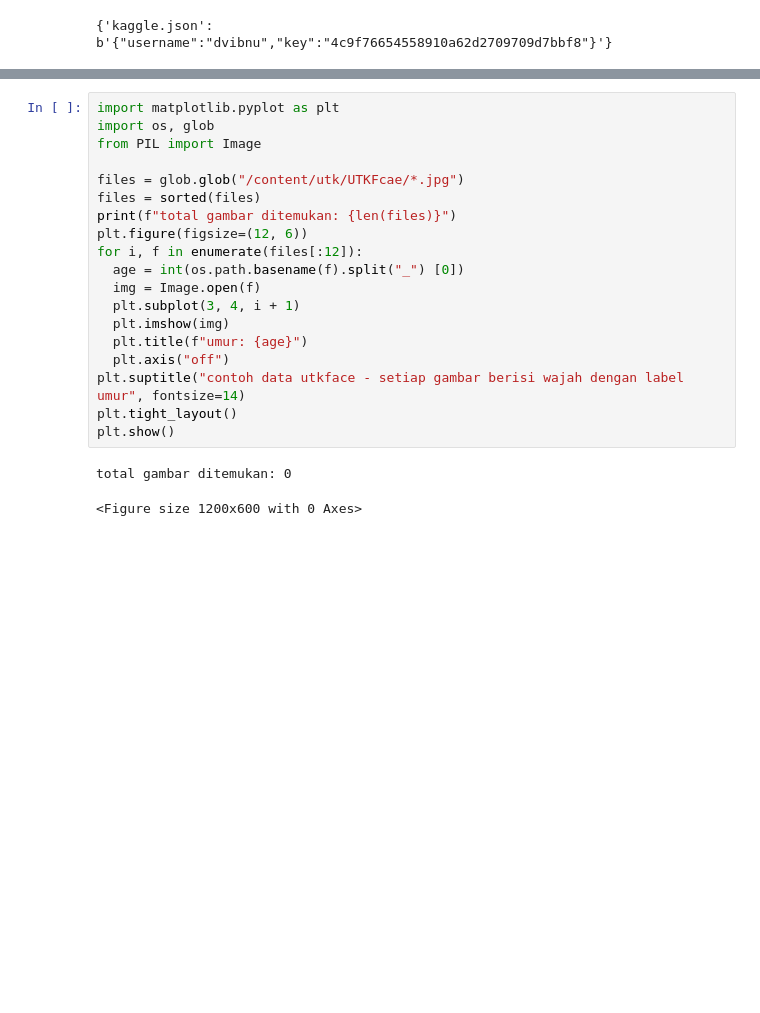
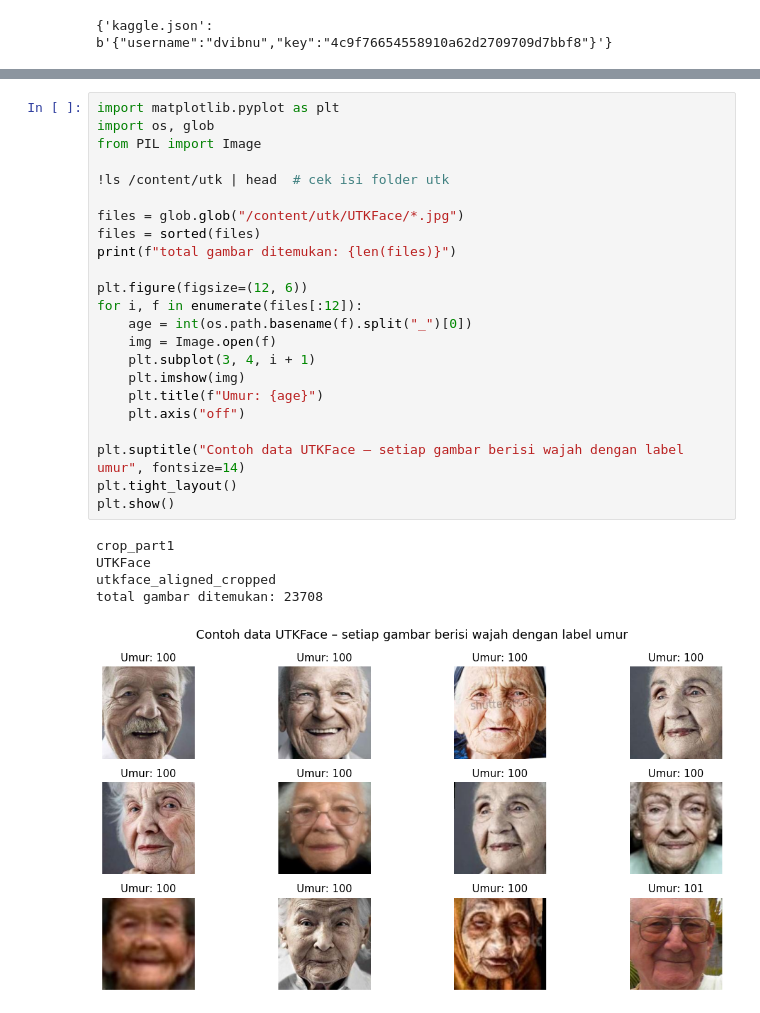
Before and after one commit to ibnu666-beep/PBO_TIsem3_dvibnu, a Jupyter notebook: Praktikum03_Teknik_Regresi_Gambar.ipynb, the cells around one changed output, grey strips where cells are left out. Drawn from its saved outputs; the diff is of its cells as text; blank space fills up the shorter version.

```diff
--- a/Praktikum03_Teknik_Regresi_Gambar.ipynb
+++ b/Praktikum03_Teknik_Regresi_Gambar.ipynb
@@ -32,22 +46,29 @@ dataset utkface berhasil diekstrak
 # %%
 import matplotlib.pyplot as plt
 import os, glob
 from PIL import Image
 
-files = glob.glob("/content/utk/UTKFcae/*.jpg")
+!ls /content/utk | head  # cek isi folder utk
+
+files = glob.glob("/content/utk/UTKFace/*.jpg")
 files = sorted(files)
 print(f"total gambar ditemukan: {len(files)}")
+
 plt.figure(figsize=(12, 6))
 for i, f in enumerate(files[:12]):
-  age = int(os.path.basename(f).split("_") [0])
-  img = Image.open(f)
-  plt.subplot(3, 4, i + 1)
-  plt.imshow(img)
-  plt.title(f"umur: {age}")
-  plt.axis("off")
-plt.suptitle("contoh data utkface - setiap gambar berisi wajah dengan label umur", fontsize=14)
+    age = int(os.path.basename(f).split("_")[0])
+    img = Image.open(f)
+    plt.subplot(3, 4, i + 1)
+    plt.imshow(img)
+    plt.title(f"Umur: {age}")
+    plt.axis("off")
+
+plt.suptitle("Contoh data UTKFace – setiap gambar berisi wajah dengan label umur", fontsize=14)
 plt.tight_layout()
 plt.show()
 # %% [output]
-total gambar ditemukan: 0
+crop_part1
+UTKFace
+utkface_aligned_cropped
+total gambar ditemukan: 23708
-<Figure size 1200x600 with 0 Axes>
+[figure, added]
```
Also changed, not shown: parts of 8 cells of this notebook.
